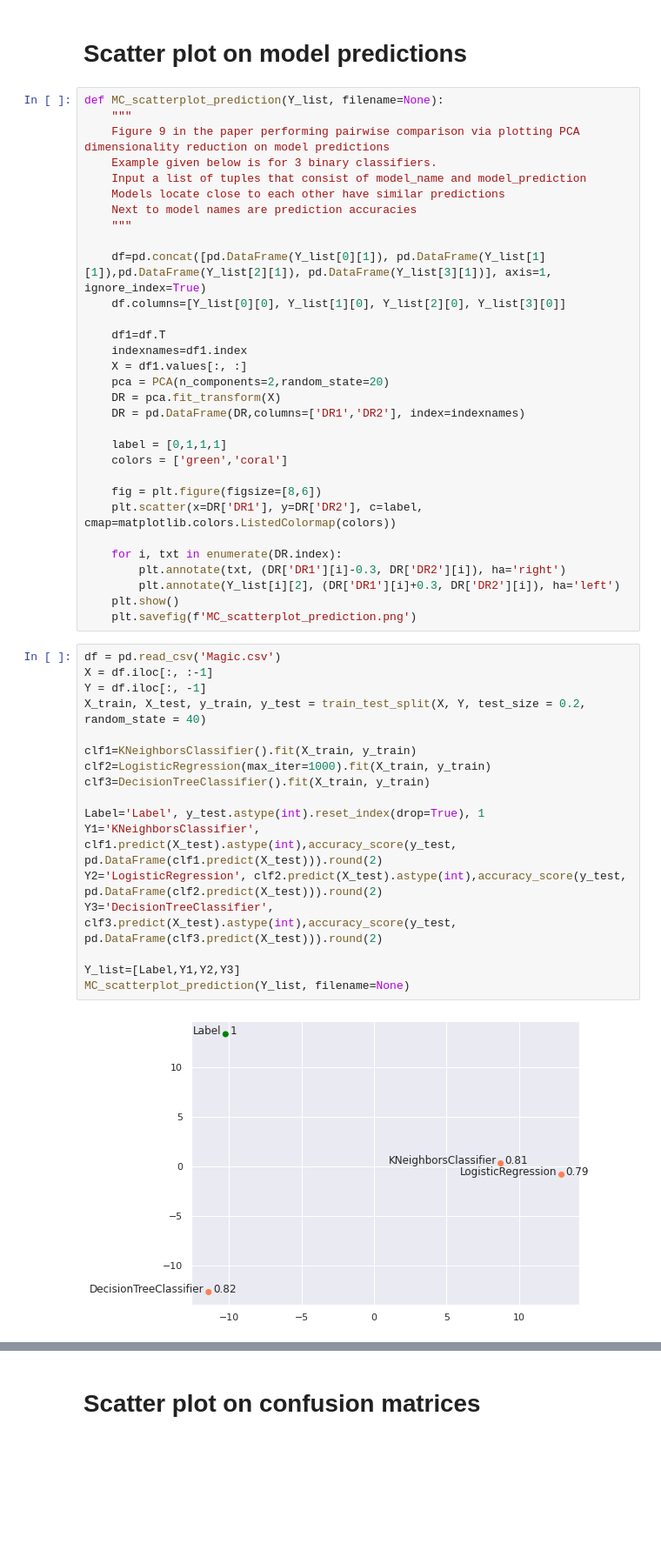
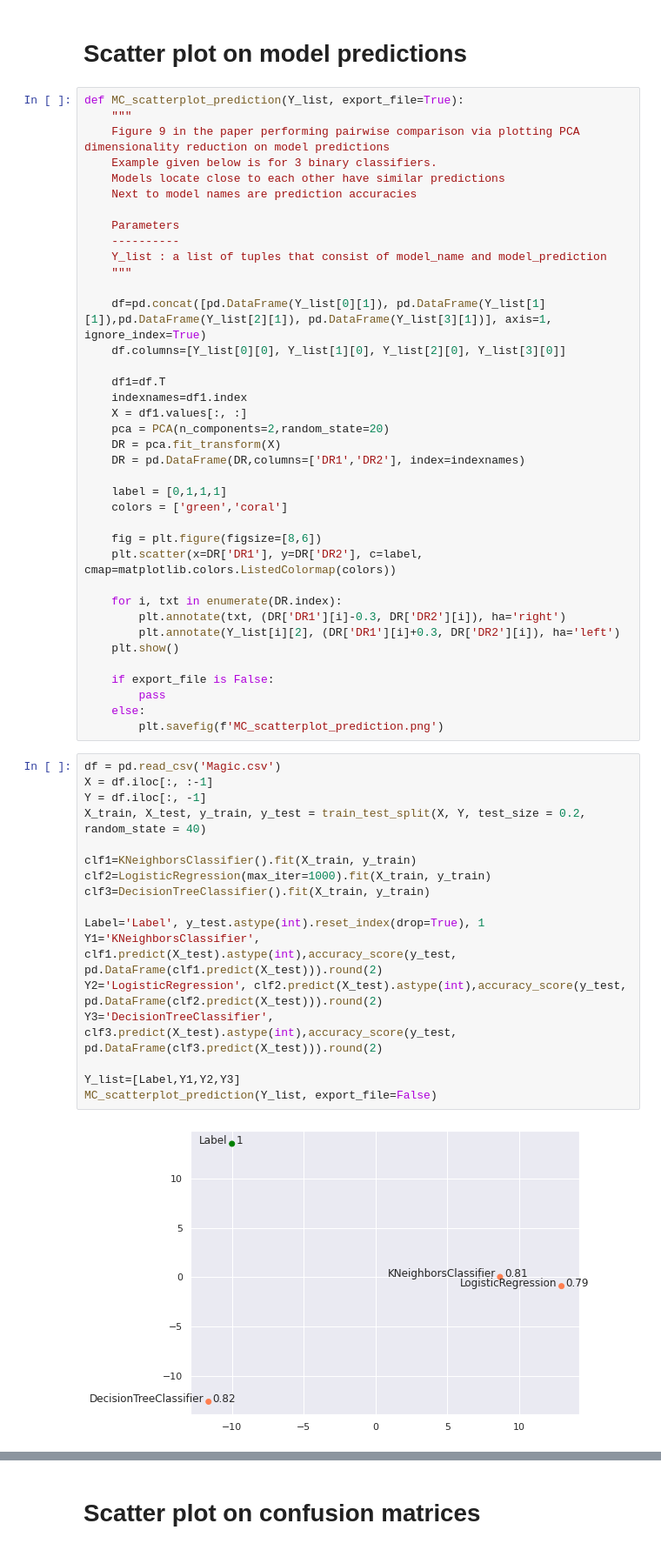
Before and after one commit to zhesimon/ComparativeMetaModels, a Jupyter notebook: Interface.ipynb, the cells around one changed output, grey strips where cells are left out. Shown at 87% size. Saved outputs shown, nothing was run; the diff lists cells and outputs as text; blank space fills up the shorter version.

```diff
--- a/Interface.ipynb
+++ b/Interface.ipynb
@@ -340,13 +389,16 @@ MC_heatmap_of_prediction(Y_list, filename=None)
 # %% [markdown]
 # Scatter plot on model predictions
 # %%
-def MC_scatterplot_prediction(Y_list, filename=None):
+def MC_scatterplot_prediction(Y_list, export_file=True):
     """
     Figure 9 in the paper performing pairwise comparison via plotting PCA dimensionality reduction on model predictions
     Example given below is for 3 binary classifiers.
-    Input a list of tuples that consist of model_name and model_prediction
     Models locate close to each other have similar predictions
     Next to model names are prediction accuracies
+
+    Parameters
+    ----------
+    Y_list : a list of tuples that consist of model_name and model_prediction
     """
 
     df=pd.concat([pd.DataFrame(Y_list[0][1]), pd.DataFrame(Y_list[1][1]),pd.DataFrame(Y_list[2][1]), pd.DataFrame(Y_list[3][1])], axis=1, ignore_index=True)
@@ -369,23 +421,27 @@ def MC_scatterplot_prediction(Y_list, filename=None):
         plt.annotate(txt, (DR['DR1'][i]-0.3, DR['DR2'][i]), ha='right')
         plt.annotate(Y_list[i][2], (DR['DR1'][i]+0.3, DR['DR2'][i]), ha='left')
     plt.show()
-    plt.savefig(f'MC_scatterplot_prediction.png')
+
+    if export_file is False:
+        pass
+    else:
+        plt.savefig(f'MC_scatterplot_prediction.png')
 # %%
 df = pd.read_csv('Magic.csv')
 X = df.iloc[:, :-1]
 Y = df.iloc[:, -1]
 X_train, X_test, y_train, y_test = train_test_split(X, Y, test_size = 0.2, random_state = 40)
 
 clf1=KNeighborsClassifier().fit(X_train, y_train)
 clf2=LogisticRegression(max_iter=1000).fit(X_train, y_train)
 clf3=DecisionTreeClassifier().fit(X_train, y_train)
 
 Label='Label', y_test.astype(int).reset_index(drop=True), 1
 Y1='KNeighborsClassifier', clf1.predict(X_test).astype(int),accuracy_score(y_test, pd.DataFrame(clf1.predict(X_test))).round(2)
 Y2='LogisticRegression', clf2.predict(X_test).astype(int),accuracy_score(y_test, pd.DataFrame(clf2.predict(X_test))).round(2)
 Y3='DecisionTreeClassifier', clf3.predict(X_test).astype(int),accuracy_score(y_test, pd.DataFrame(clf3.predict(X_test))).round(2)
 
 Y_list=[Label,Y1,Y2,Y3]
-MC_scatterplot_prediction(Y_list, filename=None)
+MC_scatterplot_prediction(Y_list, export_file=False)
 # %% [output]
-[figure, old version]
+[figure, new version]
```
Also changed, not shown: parts of 16 cells of this notebook.
